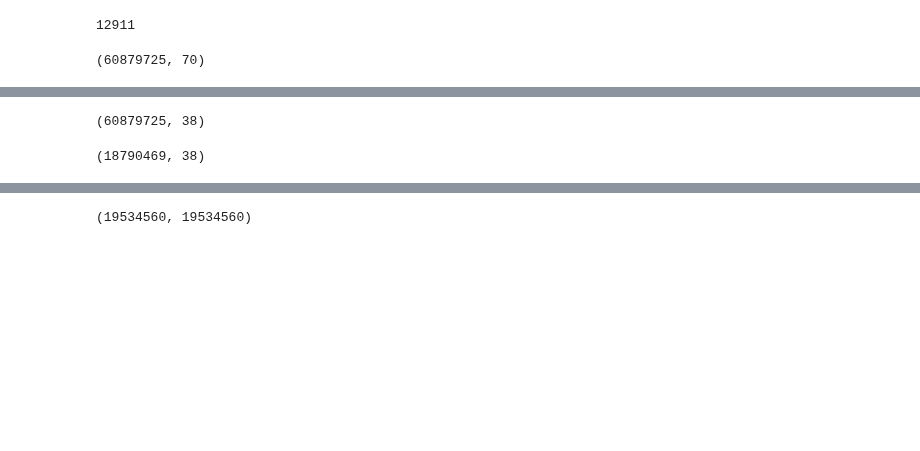
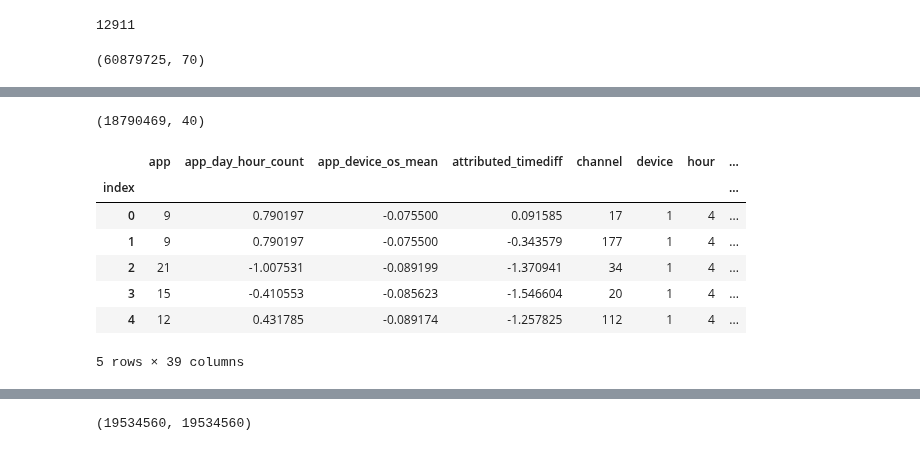
Before and after one commit to wluo-personal/Kaggle, a Jupyter notebook: talkingdata/sc/NN.ipynb, the cells around one changed output, grey strips where cells are left out. Saved outputs shown, nothing was run; the diff lists cells and outputs as text; code cells hidden in the pictures; blank space fills up the shorter version.

```diff
--- a/talkingdata/sc/NN.ipynb
+++ b/talkingdata/sc/NN.ipynb
@@ -395,4 +323,6 @@ train.drop(number_features, axis=1, inplace=True)
+# %%
+test_load = pd.read_feather('Feathers/ss_test_via_alltrain_typechanged.ftr')
 # %%
-train.shape
+test_load.shape
 # %% [output]
-(60879725, 38)
+(18790469, 40)
@@ -401,4 +328,0 @@ test.drop(number_features, axis=1, inplace=True)
-# %%
-test.shape
-# %% [output]
-(18790469, 38)
@@ -409,3 +329,14 @@ test.reset_index().to_feather('Feathers/standardscaled_test_inorder_no_clickid.f
+# %%
+test_load.set_index('index').
+# %% [output]
+|  | app | app_day_hour_count | app_device_os_mean | attributed_timediff | channel | device | hour | ... |
+| index |  |  |  |  |  |  |  | ... |
+| 0 | 9 | 0.790197 | -0.075500 | 0.091585 | 17 | 1 | 4 | ... |
+| 1 | 9 | 0.790197 | -0.075500 | -0.343579 | 177 | 1 | 4 | ... |
+| 2 | 21 | -1.007531 | -0.089199 | -1.370941 | 34 | 1 | 4 | ... |
+| 3 | 15 | -0.410553 | -0.085623 | -1.546604 | 20 | 1 | 4 | ... |
+| 4 | 12 | 0.431785 | -0.089174 | -1.257825 | 112 | 1 | 4 | ... |
+5 rows × 39 columns
 # %%
 gc.collect()
 # %% [output]
```
Also changed, not shown: parts of 103 cells of this notebook, 2 other files.
